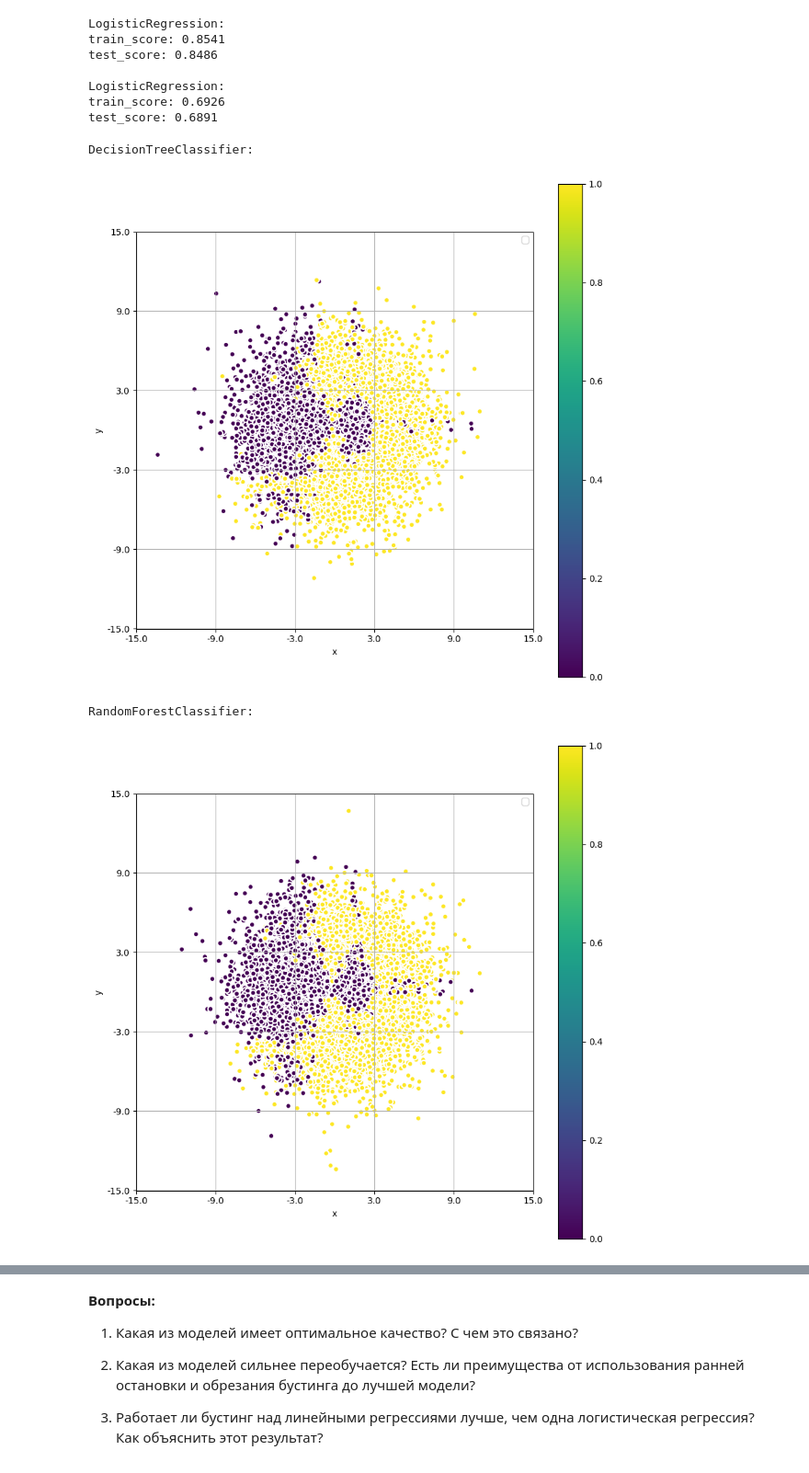
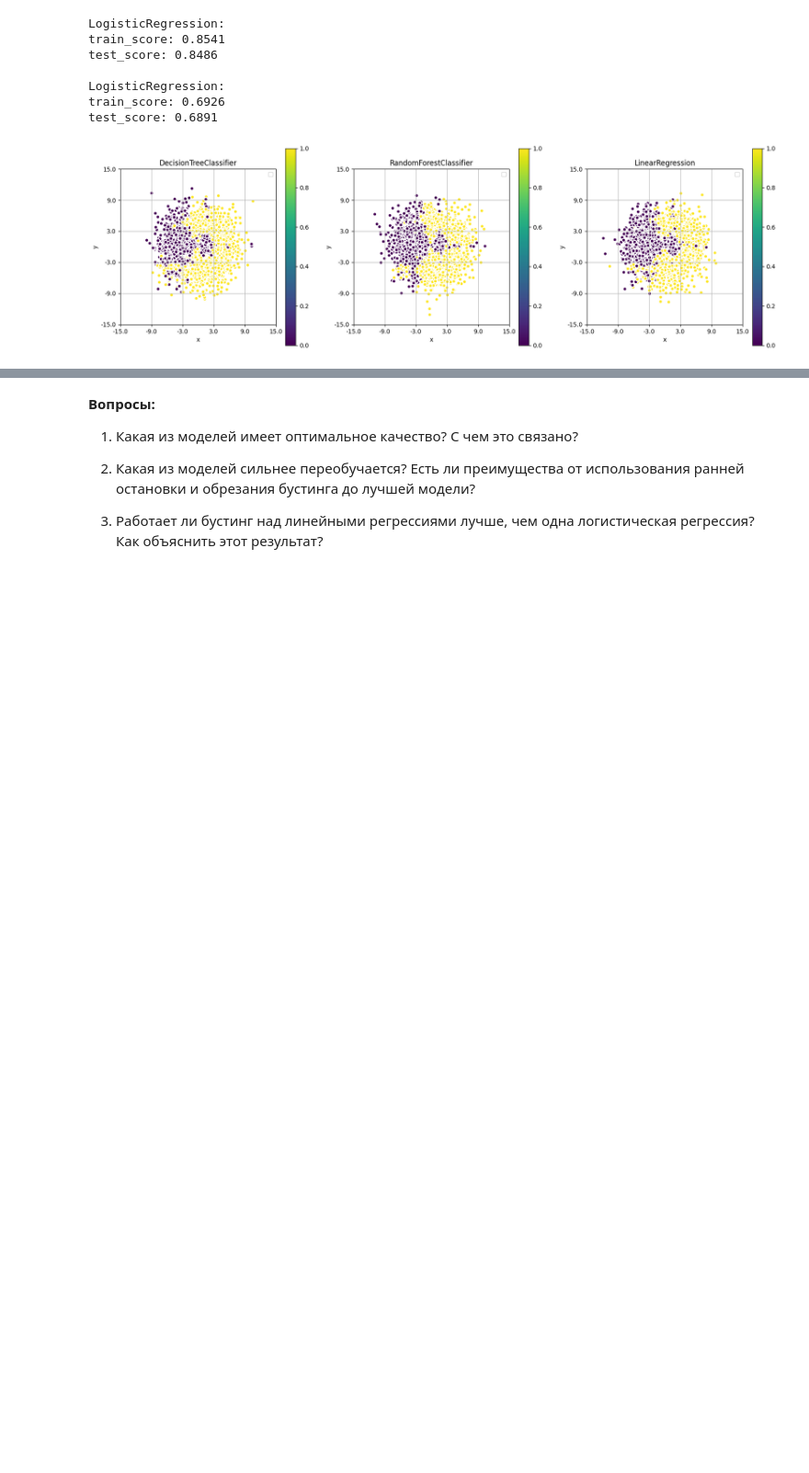
Before and after one commit to HerrVonBeloff/ML_HW5, a Jupyter notebook: AI_HW5_boosting_pro.ipynb, the cells around one changed output, grey strips where cells are left out. Shown at 92% size. Cells and saved outputs as stored; diff of their text form; code cells hidden in the pictures; blank space fills up the shorter version.

```diff
--- a/AI_HW5_boosting_pro.ipynb
+++ b/AI_HW5_boosting_pro.ipynb
@@ -108,7 +108,7 @@ px.histogram(x = y_synthetic_probits, nbins=100)
 import matplotlib.pyplot as plt
 
 def plot_predicts(model, features, targets, x_lim=[-15.0, 15.0], y_lim=[-15.0, 15.0],
-                  examples_density=0.1, steps=1000, num_ticks=6, title='', mode='classification'):
+                  examples_density=0.05, steps=1000, num_ticks=6, title='', mode='classification'):
     '''
     Функция для визуализации предсказаний модели на двухмерной плоскости
     param model: обученная модель классификации или регрессии для двухмерных объектов
@@ -143,7 +143,7 @@ def plot_predicts(model, features, targets, x_lim=[-15.0, 15.0], y_lim=[-15.0, 1
     else:
         raise ValueError('Unknown mode')
 
-    plt.figure(figsize=(10, 10))
+    # plt.figure(figsize=(10, 10))
     plt.imshow(predicts, origin='lower')
     plt.scatter(features_x, features_y, c=values, edgecolors='white', linewidths=1.5)
     plt.legend()
@@ -155,7 +155,7 @@ def plot_predicts(model, features, targets, x_lim=[-15.0, 15.0], y_lim=[-15.0, 1
     plt.ylabel('y')
     plt.title(title)
     plt.grid()
-    plt.show()
+    # plt.show()
 # %% [markdown]
 ### **Задание 1. (4 балла) Реализуйте бустинг для задачи бинарной классификации**
 
@@ -371,9 +371,9 @@ class Boosting:
             'learning_rate': self.learning_rate,
             'subsample': self.subsample,
             'random_seed': self.random_seed,
-            'custom_loss': self.custom_loss,
-            'use_best_model': self.use_best_model,
-            'n_iter_early_stopping': self.n_iter_early_stopping
+            # 'custom_loss': self.custom_loss,
+            # 'use_best_model': self.use_best_model,
+            # 'n_iter_early_stopping': self.n_iter_early_stopping
         }
 
     def set_params(self, **params):
@@ -402,7 +402,7 @@ class Boosting:
 # %%
 %%time
 
-boosting = Boosting(n_estimators=100)
+boosting = Boosting(n_estimators=100, learning_rate=0.1)
 boosting.fit(X_train_synthetic, y_train_synthetic)
 # Без разницы, выдает эта строка классы или вероятности
 
@@ -528,12 +528,11 @@ LogisticRegression:
 train_score: 0.6926
 test_score: 0.6891
 # %%
-for base_model, name in zip(models.keys(), models_names):
-    print(f'{name}:')
+plt.figure(figsize=(20, 6))
+for i, (base_model, name) in enumerate(zip(models.keys(), models_names)):
+    # print(f'{name}:')
+    plt.subplot(1, 3, i+1)
     model = Boosting(base_model_class=base_model, base_model_params=models[base_model])
-    plot_predicts(model, X_synthetic, y_synthetic)
+    plot_predicts(model, X_synthetic, y_synthetic, title=name)
 # %% [output]
-DecisionTreeClassifier:
-[figure, old version]
+[figure, new version]
-RandomForestClassifier:
-[figure, removed]
```
Also changed, not shown: parts of 37 cells of this notebook.
